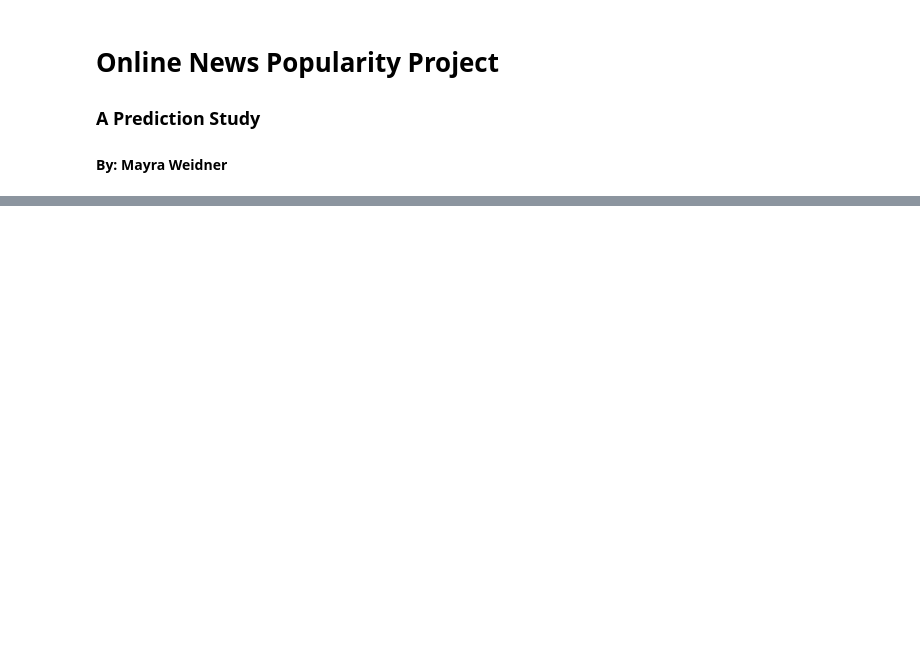
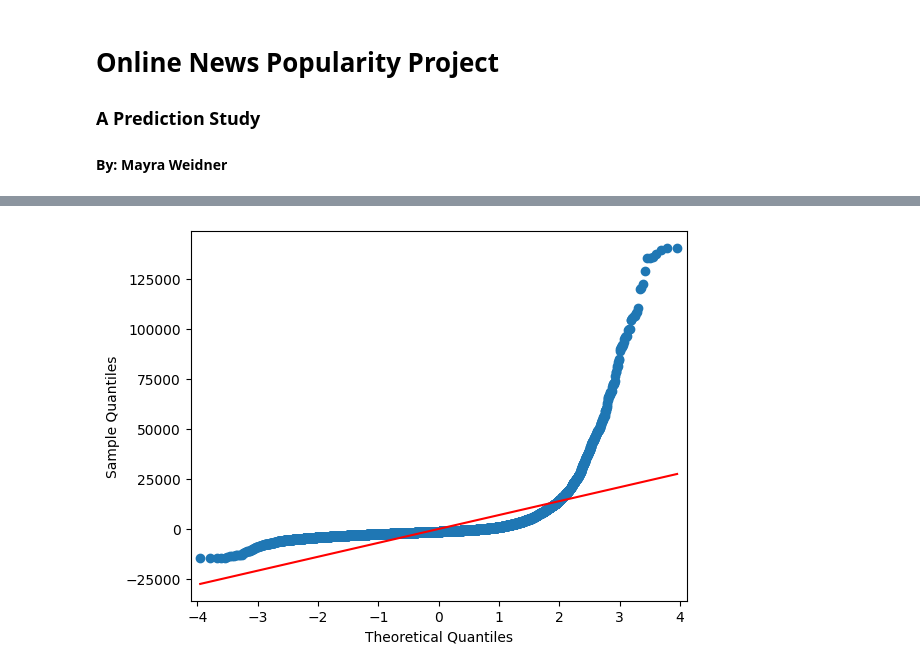
Before and after one commit to MYWeidner/OnlineNewsPopularity, a Jupyter notebook: Model.ipynb, the cells around one changed output, grey strips where cells are left out. Saved outputs shown, nothing was run; the diff lists cells and outputs as text; code cells hidden in the pictures; blank space fills up the shorter version.

```diff
--- a/Model.ipynb
+++ b/Model.ipynb
@@ -48,0 +529,6 @@ I will not use logistic regression as this model would require me to change the
+# %%
+significant_predictors2 = ['kw_max_avg', 'global_subjectivity', 'self_reference_min_shares',
+                          'num_hrefs', 'data_channel', 'title_sentiment_polarity', 'num_self_hrefs',
+                          'num_imgs', 'n_tokens_title', 'average_token_length', 'num_keywords',
+                          'kw_min_avg'
+                         ]
@@ -48,0 +601,5 @@ I will not use logistic regression as this model would require me to change the
+# %%
+# Create a QQ plot for the residuals
+sm.qqplot(final_model2.resid, line='s');
+# %% [output]
+[figure, added]
```
Also changed, not shown: parts of 93 cells of this notebook.
